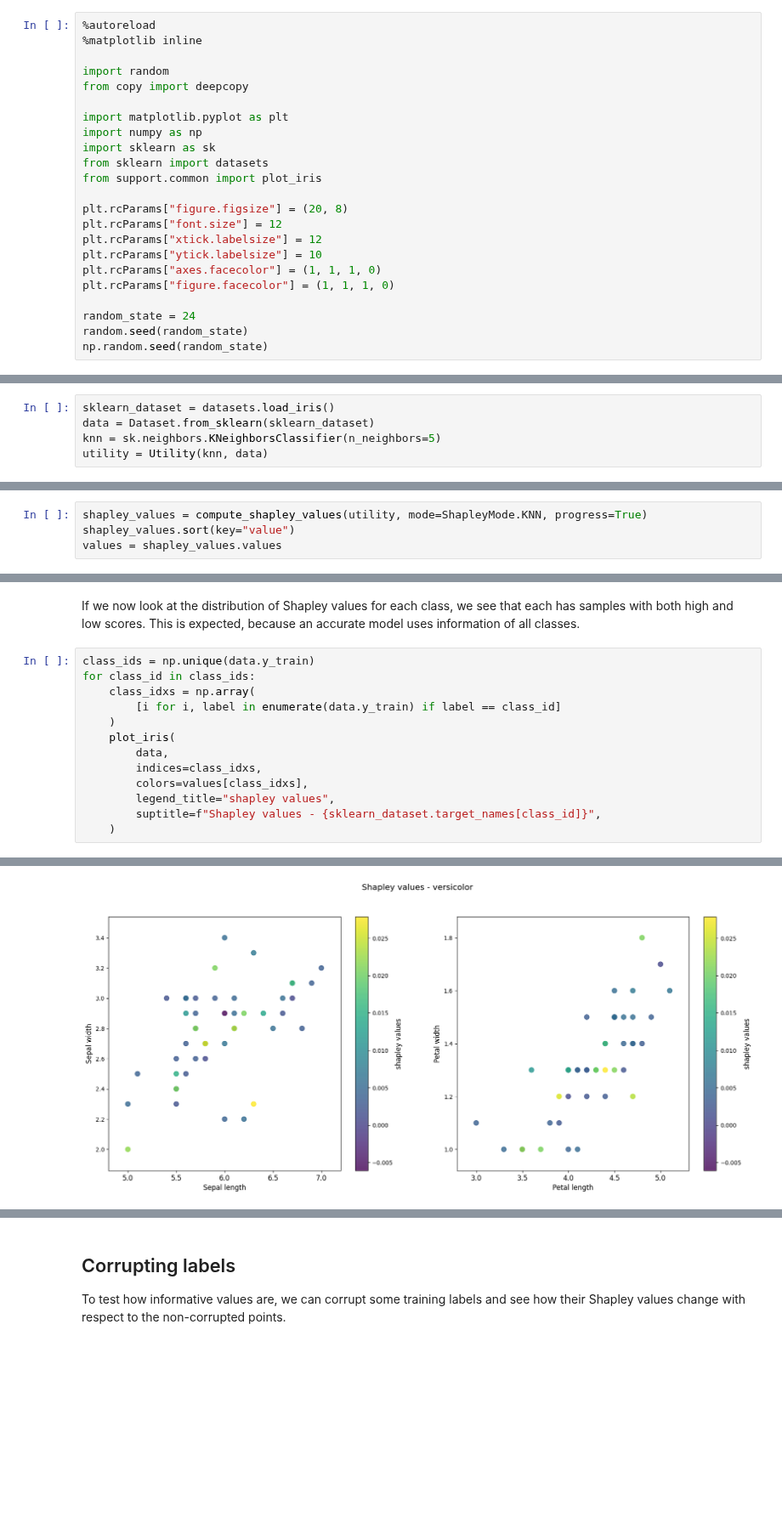
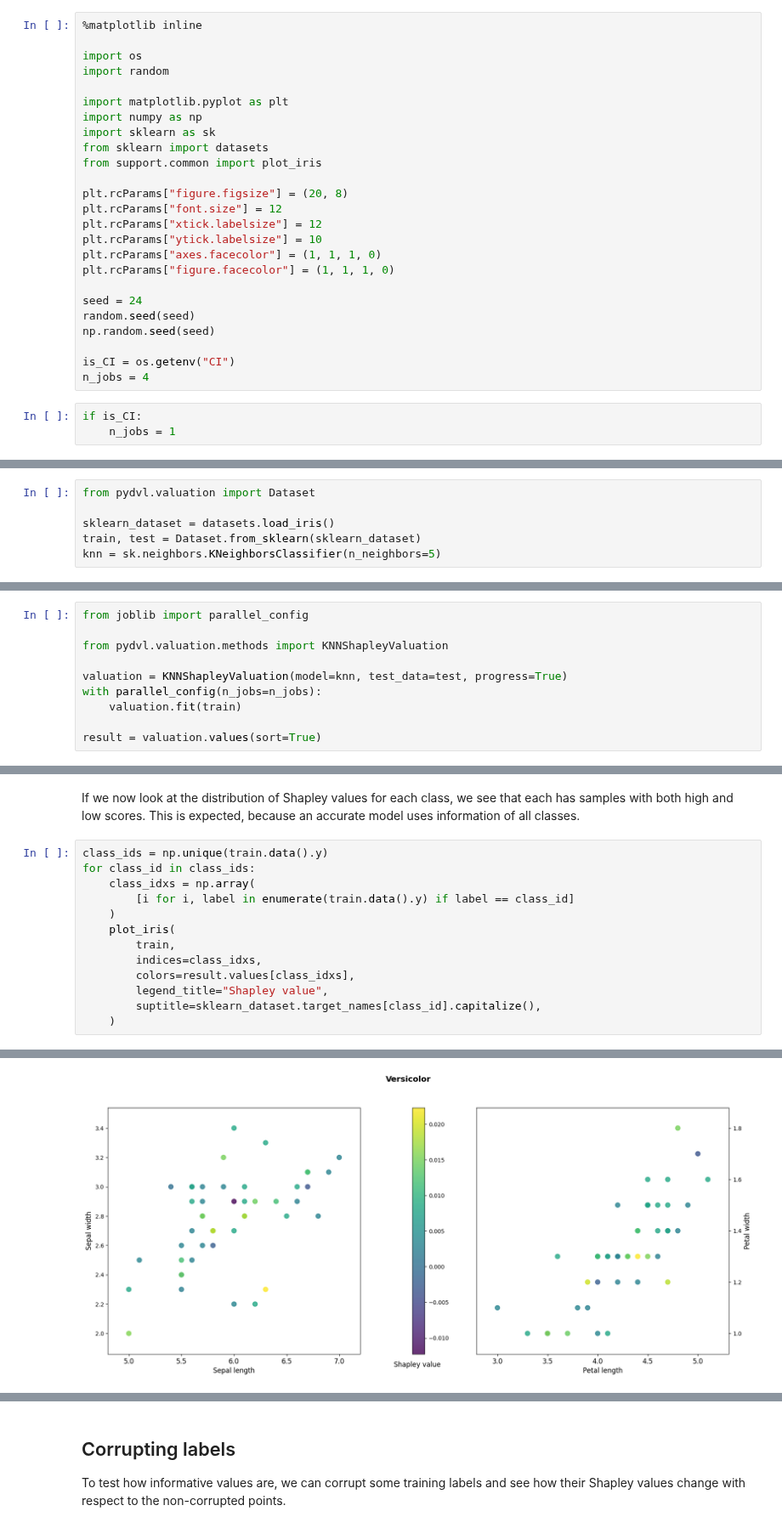
Before and after one commit to aai-institute/pyDVL, a Jupyter notebook: notebooks/shapley_knn_flowers.ipynb, the cells around one changed output, grey strips where cells are left out. Shown at 85% size. Cells and saved outputs as stored; diff of their text form; blank space fills up the shorter version.

```diff
--- a/notebooks/shapley_knn_flowers.ipynb
+++ b/notebooks/shapley_knn_flowers.ipynb
@@ -23,9 +21,8 @@ If you are reading this in the documentation, some boilerplate (including most p
 # %%
-%autoreload
 %matplotlib inline
 
+import os
 import random
-from copy import deepcopy
 
 import matplotlib.pyplot as plt
 import numpy as np
@@ -40,7 +37,13 @@ plt.rcParams["ytick.labelsize"] = 10
 plt.rcParams["axes.facecolor"] = (1, 1, 1, 0)
 plt.rcParams["figure.facecolor"] = (1, 1, 1, 0)
 
-random_state = 24
-random.seed(random_state)
-np.random.seed(random_state)
+seed = 24
+random.seed(seed)
+np.random.seed(seed)
+
+is_CI = os.getenv("CI")
+n_jobs = 4
+# %%
+if is_CI:
+    n_jobs = 1
 # %% [markdown]
@@ -56,5 +57,6 @@ We then create a model and instantiate a [Utility](../../api/pydvl/utils/utility
 # %%
+from pydvl.valuation import Dataset
+
 sklearn_dataset = datasets.load_iris()
-data = Dataset.from_sklearn(sklearn_dataset)
+train, test = Dataset.from_sklearn(sklearn_dataset)
 knn = sk.neighbors.KNeighborsClassifier(n_neighbors=5)
-utility = Utility(knn, data)
@@ -65,7 +63,13 @@ Calculating the Shapley values is straightforward. We just call [compute_shapley
 # %%
-shapley_values = compute_shapley_values(utility, mode=ShapleyMode.KNN, progress=True)
-shapley_values.sort(key="value")
-values = shapley_values.values
+from joblib import parallel_config
+
+from pydvl.valuation.methods import KNNShapleyValuation
+
+valuation = KNNShapleyValuation(model=knn, test_data=test, progress=True)
+with parallel_config(n_jobs=n_jobs):
+    valuation.fit(train)
+
+result = valuation.values(sort=True)
 # %% [markdown]
 ## Inspecting the results
 
@@ -83,16 +87,16 @@ plot_iris(
 # %% [markdown]
 If we now look at  the distribution of Shapley values for each class, we see that each has samples with both high and low scores. This is expected, because an accurate model uses information of all classes.
 # %%
-class_ids = np.unique(data.y_train)
+class_ids = np.unique(train.data().y)
 for class_id in class_ids:
     class_idxs = np.array(
-        [i for i, label in enumerate(data.y_train) if label == class_id]
+        [i for i, label in enumerate(train.data().y) if label == class_id]
     )
     plot_iris(
-        data,
+        train,
         indices=class_idxs,
-        colors=values[class_idxs],
-        legend_title="shapley values",
-        suptitle=f"Shapley values - {sklearn_dataset.target_names[class_id]}",
+        colors=result.values[class_idxs],
+        legend_title="Shapley value",
+        suptitle=sklearn_dataset.target_names[class_id].capitalize(),
     )
 # %% [output]
@@ -100 +104 @@ for class_id in class_ids:
-[figure, old version]
+[figure, new version]
```
Also changed, not shown: parts of 12 cells of this notebook, 1 other file.
